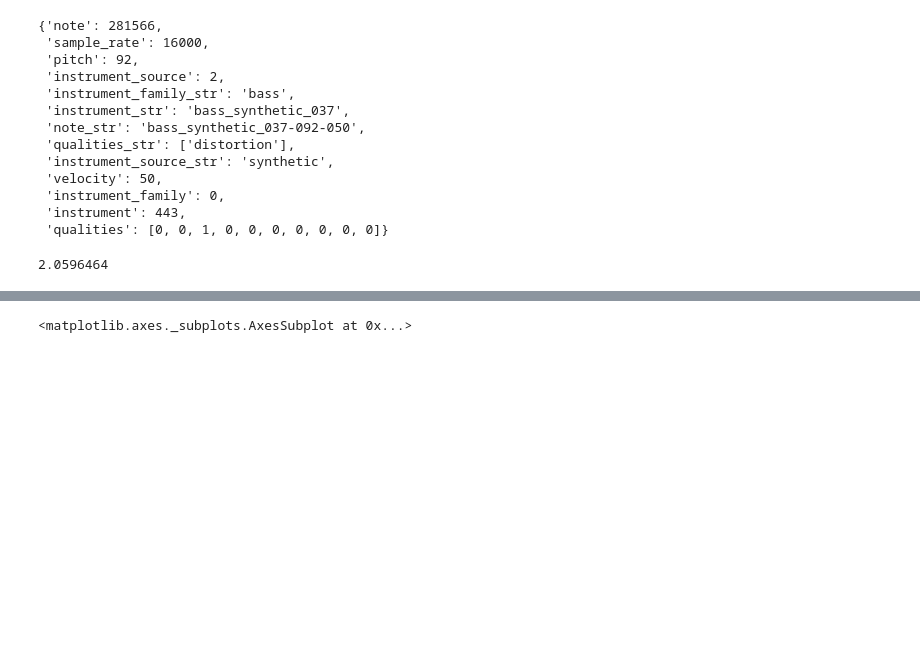
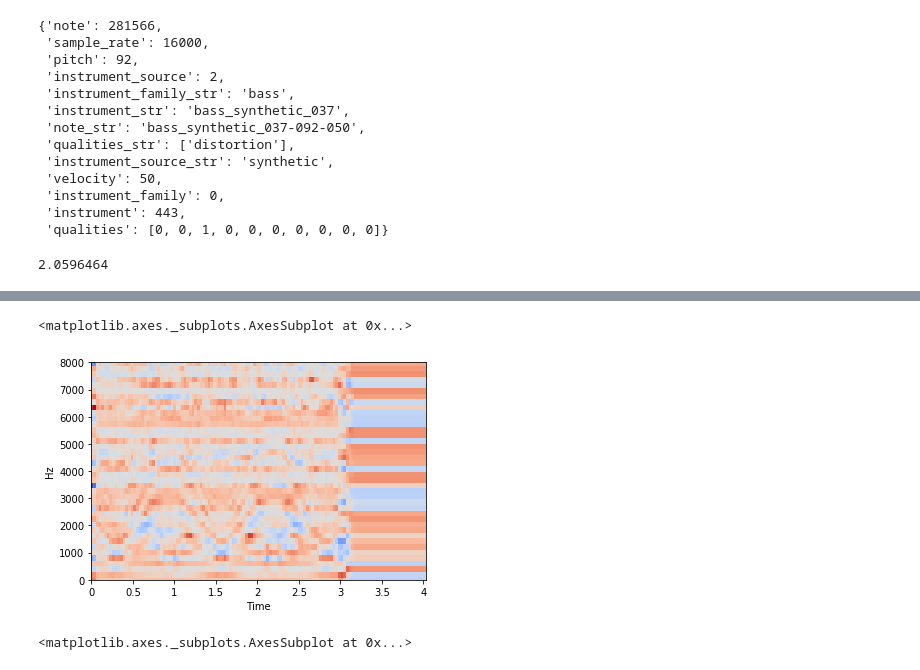
Before and after one commit to pgigioli/music_ml, a Jupyter notebook: data_preprocessing.ipynb, the cells around one changed output, grey strips where cells are left out. Cells and saved outputs as stored; diff of their text form; code cells hidden in the pictures; blank space fills up the shorter version.

```diff
--- a/data_preprocessing.ipynb
+++ b/data_preprocessing.ipynb
@@ -107,3 +131,10 @@ mfcc_norm = (mfcc - mfcc.min()) / (mfcc.max() - mfcc.min())
+# %%
+mfcc_scaled = sklearn.preprocessing.scale(mfcc, axis=1)
+# %%
+librosa.display.specshow(mfcc_scaled, sr=16000, x_axis='time', y_axis='hz')
+# %% [output]
+<matplotlib.axes._subplots.AxesSubplot at 0x...>
+[figure, added]
 # %%
 librosa.display.specshow(mfcc_norm, sr=16000, x_axis='time', y_axis='hz')
 # %% [output]
```
Also changed, not shown: parts of 8 cells of this notebook, 1 other file.
